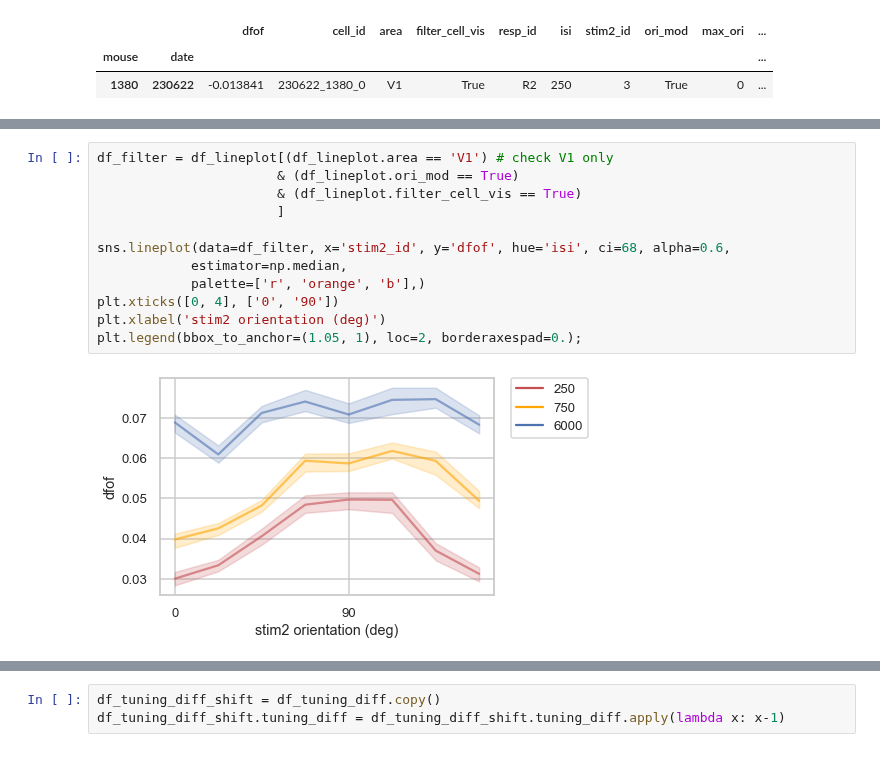
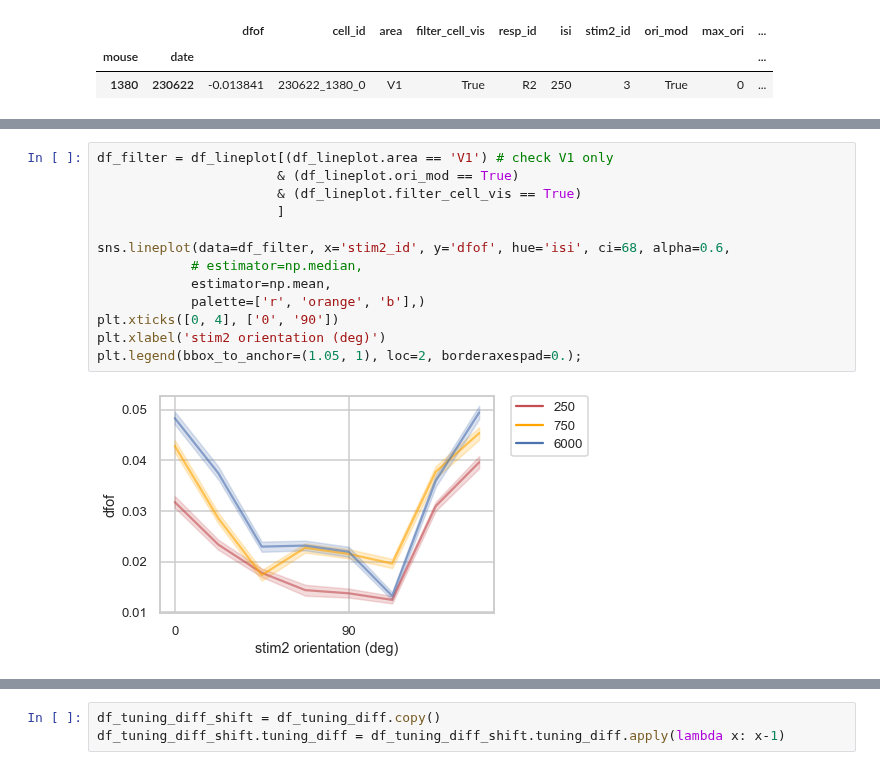
Before and after one commit to lanluo9/inter, a Jupyter notebook: scripts/ipynb/tuning_bias_multisess.ipynb, the cells around one changed output, grey strips where cells are left out. Drawn from its saved outputs; the diff is of its cells as text.

```diff
--- a/scripts/ipynb/tuning_bias_multisess.ipynb
+++ b/scripts/ipynb/tuning_bias_multisess.ipynb
@@ -620,17 +631,18 @@ for ax in g.axes.flat:
 # %%
 df_filter = df_lineplot[(df_lineplot.area == 'V1') # check V1 only
                        & (df_lineplot.ori_mod == True)
                        & (df_lineplot.filter_cell_vis == True)
                        ]
 
 sns.lineplot(data=df_filter, x='stim2_id', y='dfof', hue='isi', ci=68, alpha=0.6,
-            estimator=np.median,
+            # estimator=np.median,
+            estimator=np.mean,
             palette=['r', 'orange', 'b'],)
 plt.xticks([0, 4], ['0', '90'])
 plt.xlabel('stim2 orientation (deg)')
 plt.legend(bbox_to_anchor=(1.05, 1), loc=2, borderaxespad=0.);
 # %% [output]
-[figure, old version]
+[figure, new version]
 # %%
 sns.lineplot(data=df_filter, x='max_ori_dist', y='dfof', hue='isi', ci=68, alpha=0.6,
             estimator=np.mean,
```
Also changed, not shown: parts of 13 cells of this notebook, 3 other files.
